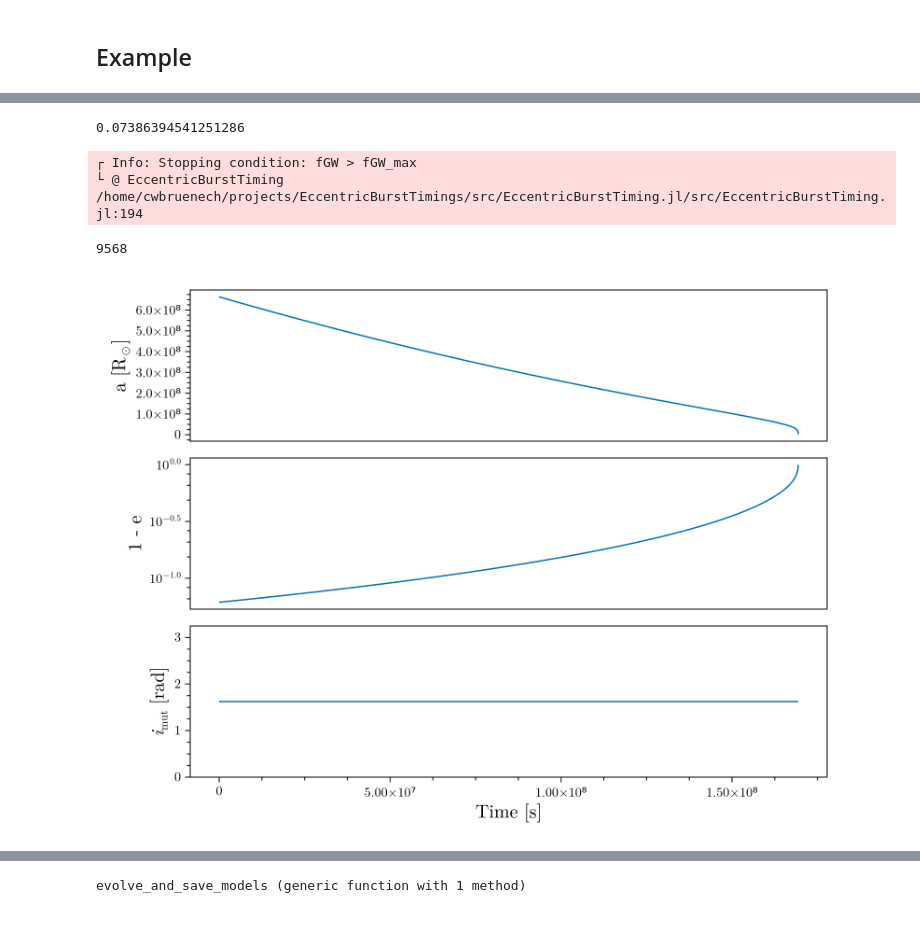
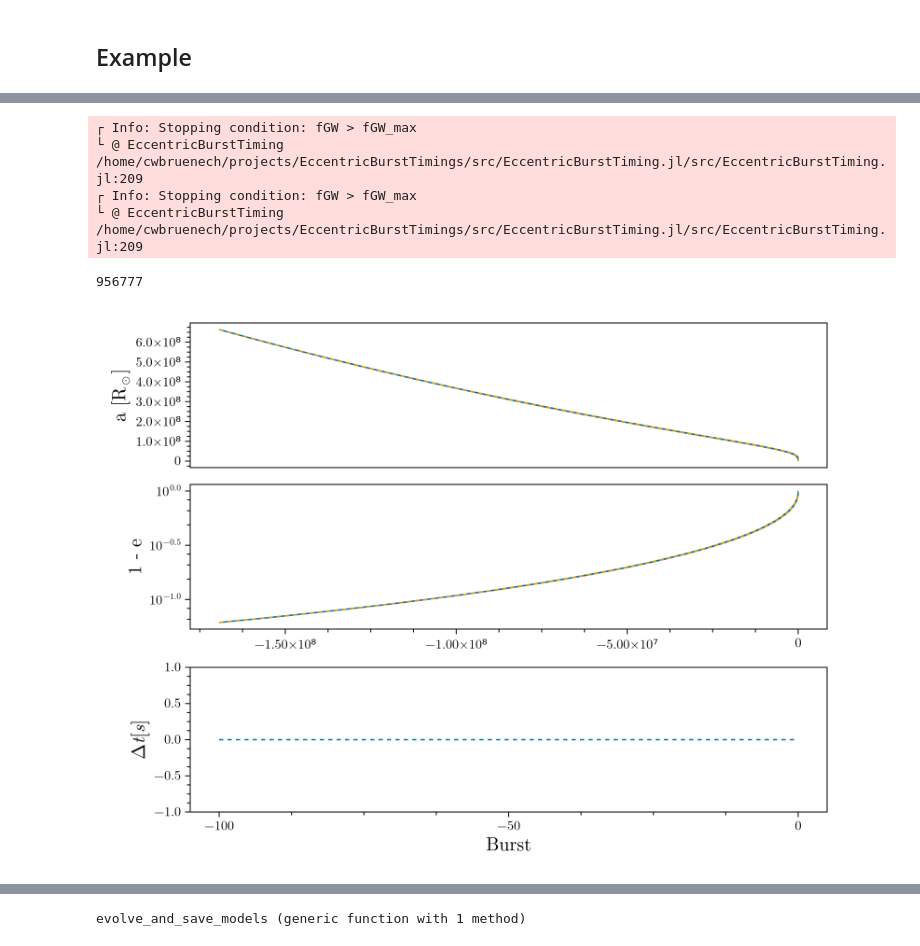
Before and after one commit to casparwb/EccentricBurstTiming.jl, a Jupyter notebook: notebooks/population-evolution.ipynb, the cells around one changed output, grey strips where cells are left out. Cells and saved outputs as stored; diff of their text form; code cells hidden in the pictures.

```diff
--- a/notebooks/population-evolution.ipynb
+++ b/notebooks/population-evolution.ipynb
@@ -201,42 +212,69 @@ end
 # %%
 let models = get_bruenech_models()#get_kummer_models(e_min=0.1)
 
     IDs = collect(keys(models))
 
 
     params = models[IDs[1]]
-    m = get_unperturbed_model(;params...)
-    println(EBT.peak_f_GW(m, 1))
-    t_decay_s = decay_time_s(params[:a0], params[:e0], params[:m1], params[:m2])
-    period_s = orbital_period_s(params[:a0], params[:m1], params[:m2])
-    T = t_decay_s/period_s
+    m_up, m_p = get_models(;params...)
 
-    evolve!(m, 10_000_000, f_GW_max=10, e_min=0.001, verbose=true, fGW_saving_threshold=1e-4, save_params=false, save_every=100)
-    N = length(m.t)
+    # println(EBT.peak_f_GW(m, 1))
+    # t_decay_s = decay_time_s(params[:a0], params[:e0], params[:m1], params[:m2])
+    # period_s = orbital_period_s(params[:a0], params[:m1], params[:m2])
+    # T = t_decay_s/period_s
+    # println(N)
+    # println(EBT.peak_f_GW(m, N))
+
+    # return EBT.get_R(m), EBT.get_Rmin(m, m.η₃/m.η)
+    # return EBT.get_Rmin(m, m.η₃/m.η)/(m.p₃/(1 - m.e₃))
+    # println(EBT.peak_f_GW(m, 1))
+    evolve!(m_p, 1_000_000, f_GW_max=100, e_min=0.0001, verbose=true, Rmin_threshold=Inf, do_outer_orbit=true)
+    evolve!(m_up, 1_000_000, f_GW_max=100, e_min=0.0001, verbose=true, Rmin_threshold=Inf)
+
+    N = length(m_up.t)
     println(N)
 
     fig = Figure()
     ax = Axis(fig[1, 1], ylabel=L"a [R$_\odot$]")
     ax_e = Axis(fig[2, 1], ylabel="1 - e", yscale=log10)
-    ax_i = Axis(fig[3, 1], ylabel=L"$i_\text{mut}$ [rad]", xlabel="Time [s]")
+    ax_dt = Axis(fig[3, 1], ylabel=L"Δt [s]", xlabel="Burst")
 
     hidexdecorations!(ax)
-    hidexdecorations!(ax_e)
-    linkxaxes!(ax, ax_e, ax_i)
+    # hidexdecorations!(ax_e)
+    # linkxaxes!(ax, ax_e, ax_i)
 
-    t = get_t_array(m, N)
-    a = get_a_array(m, N)
-    e = get_e_array(m, N)
-    i = EBT.get_i_array(m, N)
+    t_up = let m = m_up
+        t = to_seconds(m, m.t)
+        t = t .- t[end]
+        a = to_meters(m, m.p ./ (1 .- m.e .^ 2))
+        e = m.e
 
-    lines!(ax, t, a)
-    lines!(ax_e, t, 1 .- e)
-    lines!(ax_i, t, i)
+        lines!(ax, t, a)
+        lines!(ax_e, t, 1 .- e)
+        t
+    end
+
+    t_p = let m = m_p
+        t = to_seconds(m, m.t)
+        t = t .- t[end]
+        a = to_meters(m, m.p ./ (1 .- m.e .^ 2))
+        e = m.e
+        i = m.ι
+
+        lines!(ax, t, a, linestyle=:dash)
+        lines!(ax_e, t, 1 .- e, linestyle=:dash)
+        t
+    end
+
+    n = 100
+    lines!(ax_dt, -100:0, abs.(t_up[end-n:end] .- t_p[end-n:end]), linestyle=:dash)
+
     fig
 end
 # %% [output]
-0.07386394541251286
+┌ Info: Stopping condition: fGW > fGW_max
+└ @ EccentricBurstTiming /home/cwbruenech/projects/EccentricBurstTimings/src/EccentricBurstTiming.jl/src/EccentricBurstTiming.jl:209
+┌ Info: Stopping condition: fGW > fGW_max
+└ @ EccentricBurstTiming /home/cwbruenech/projects/EccentricBurstTimings/src/EccentricBurstTiming.jl/src/EccentricBurstTiming.jl:209
-┌ Info: Stopping condition: fGW > fGW_max
-└ @ EccentricBurstTiming /home/cwbruenech/projects/EccentricBurstTimings/src/EccentricBurstTiming.jl/src/EccentricBurstTiming.jl:194
+956777
-9568
-[figure, old version]
+[figure, new version]
```
Also changed, not shown: parts of 21 cells of this notebook, 4 other files.
